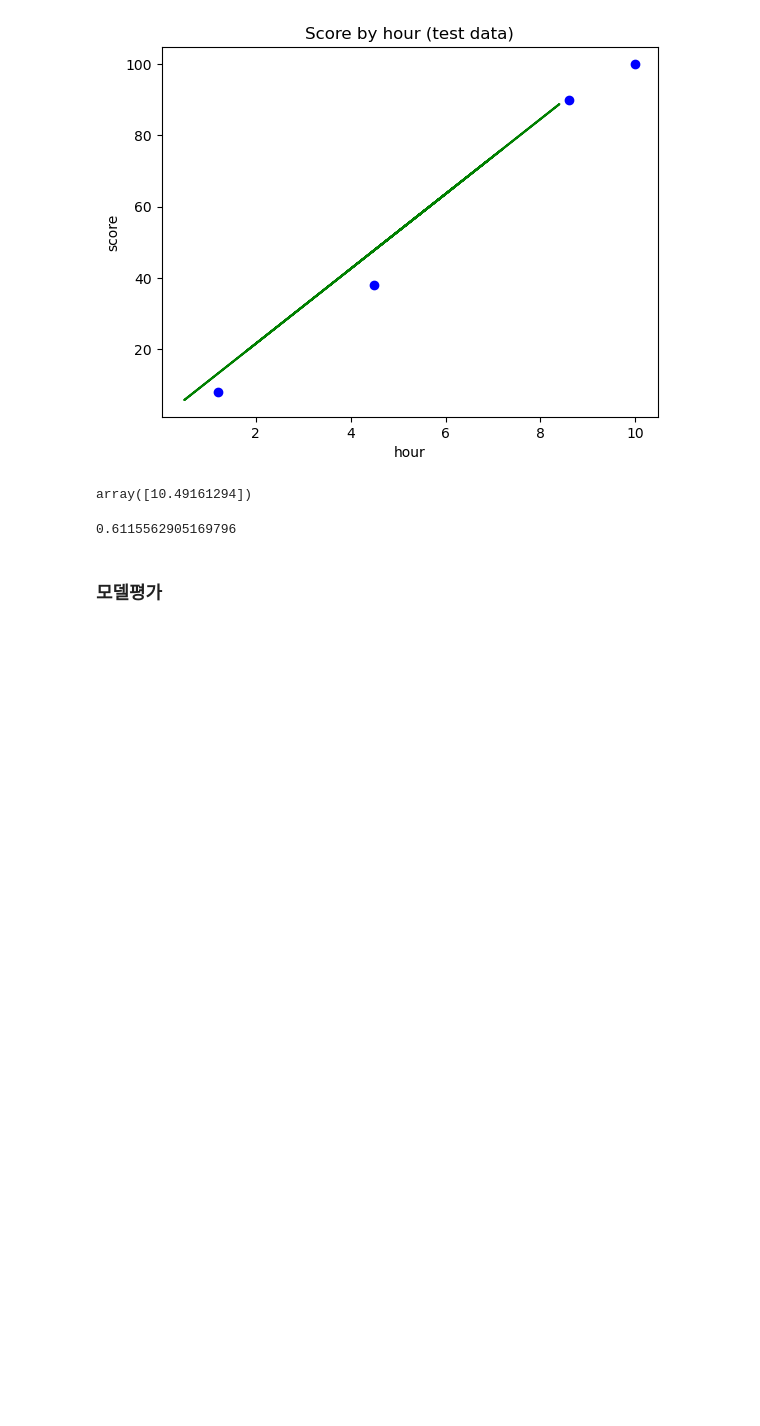
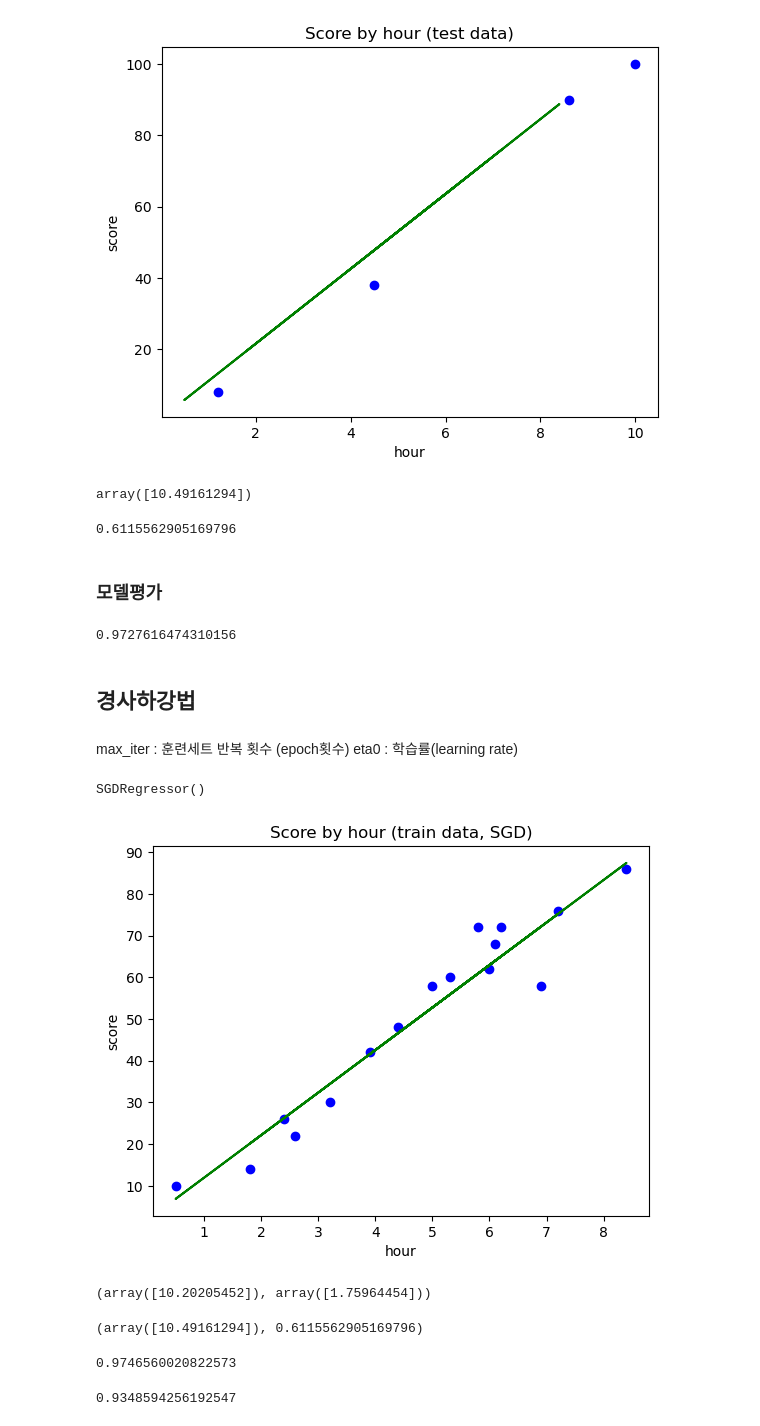
Before and after one commit to Leewang31/ST_ML, a Jupyter notebook: ScikitLearn/Linear Regression.ipynb, the cells around one changed output. Saved outputs shown, nothing was run; the diff lists cells and outputs as text; code cells hidden in the pictures; blank space fills up the shorter version.

Commit message:
23.06.21/ multiple linear regression

```diff
--- a/ScikitLearn/Linear Regression.ipynb
+++ b/ScikitLearn/Linear Regression.ipynb
@@ -192,4 +192,48 @@ reg.intercept_ # 절편
 # %% [markdown]
 ### 모델평가
 # %%
-reg.score(X_test,Y)
+reg.score(X_test,Y_test)
+# %% [output]
+0.9727616474310156
+# %% [markdown]
+## 경사하강법
+# %% [markdown]
+max_iter : 훈련세트 반복 횟수 (epoch횟수)
+eta0 : 학습률(learning rate)
+# %%
+from sklearn.linear_model import SGDRegressor # SGD 확률적 경사 하강법
+
+#지수표기법
+#1e-3 : 0.001 (10^-3)
+#1e+3 : 1000 (10^3)
+
+# sr = SGDRegressor(max_iter=1000,eta0=1e-3,random_state=0,verbose=1)
+sr = SGDRegressor()
+sr.fit(X_train,Y_train)
+# %% [output]
+SGDRegressor()
+# %%
+plt.scatter(X_train,Y_train,color='blue') #산정도
+plt.plot(X_train,sr.predict(X_train),color='green') # 선 그래프
+plt.title('Score by hour (train data, SGD)')
+plt.xlabel('hour')
+plt.ylabel('score')
+plt.show()
+# %% [output]
+[figure, added]
+# %%
+sr.coef_, sr.intercept_
+# %% [output]
+(array([10.20205452]), array([1.75964454]))
+# %%
+reg.coef_, reg.intercept_
+# %% [output]
+(array([10.49161294]), 0.6115562905169796)
+# %%
+sr.score(X_test,Y_test)
+# %% [output]
+0.9746560020822573
+# %%
+sr.score(X_train,Y_train)
+# %% [output]
+0.9348594256192547
```
Also changed, not shown: 2 other files.
